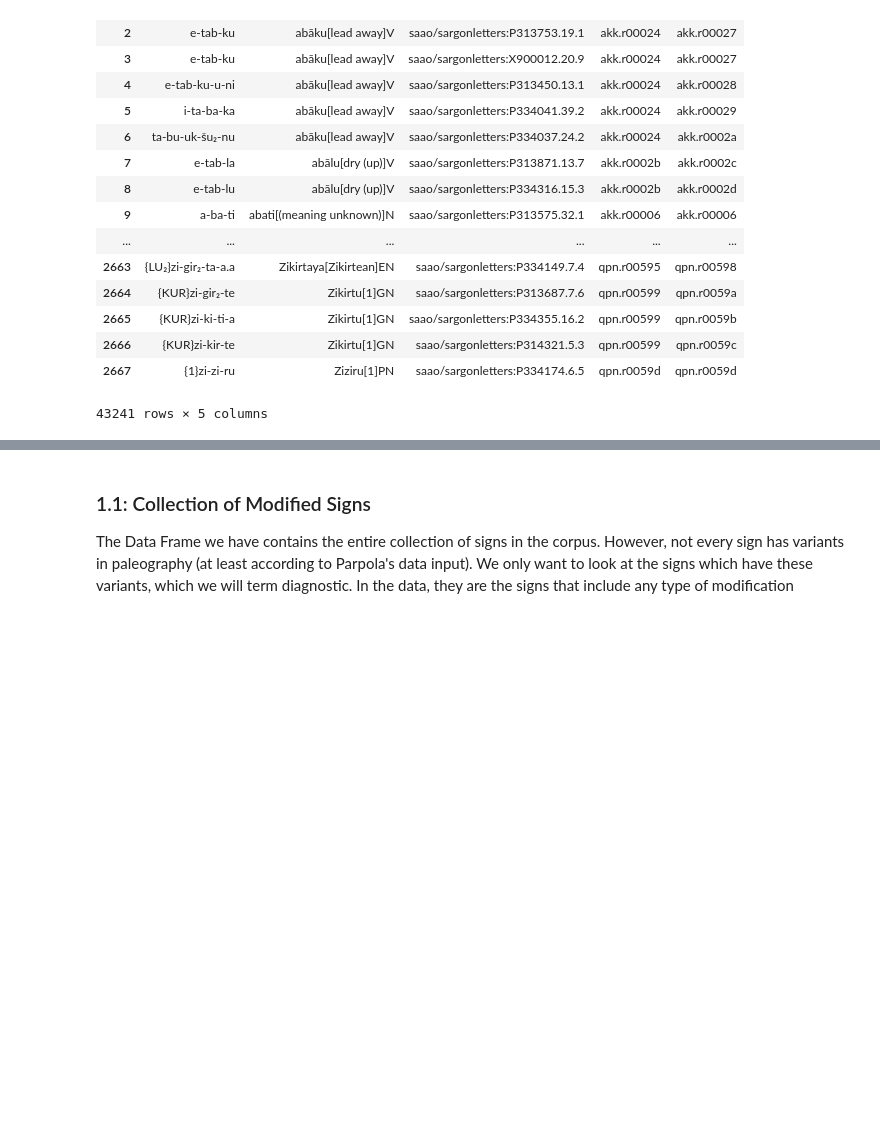
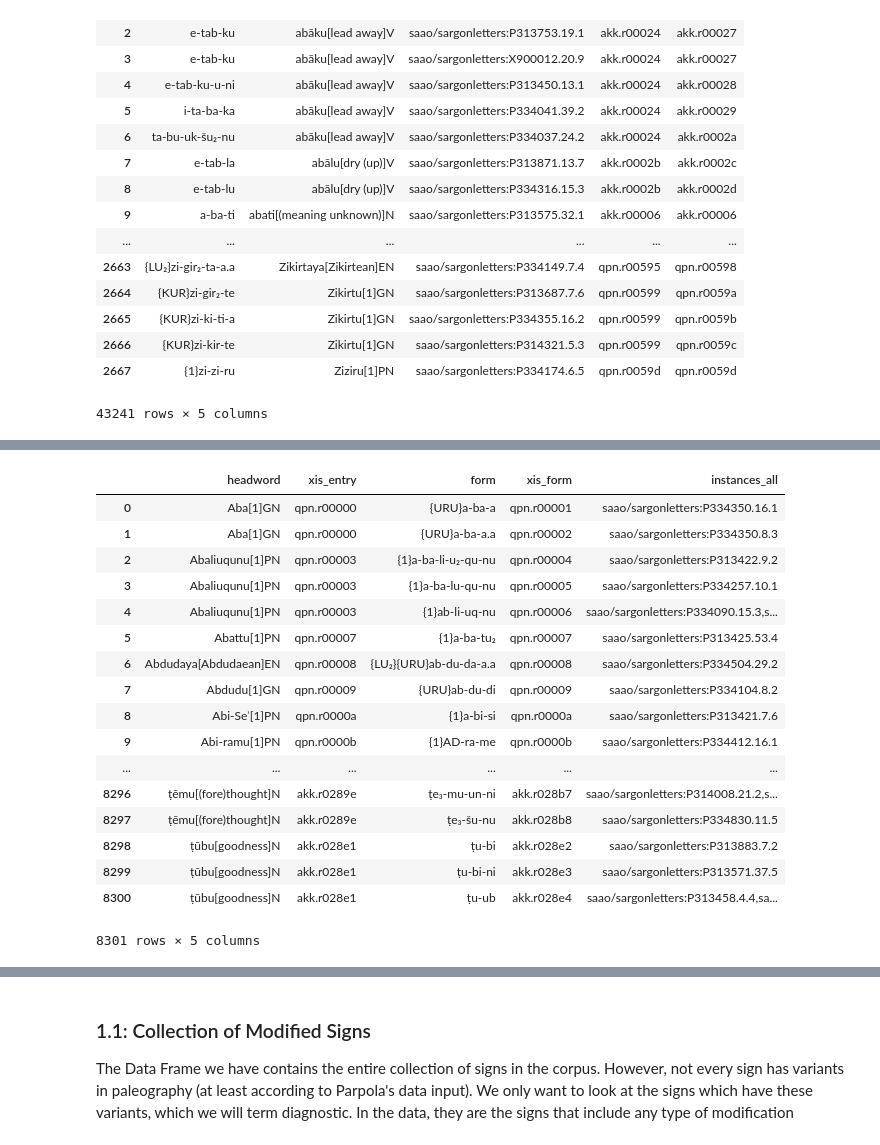
Before and after one commit to berkeleyprosopography/NA_Letters, a Jupyter notebook: jason-paleography.ipynb, the cells around one changed output, grey strips where cells are left out. Drawn from its saved outputs; the diff is of its cells as text; code cells hidden in the pictures; blank space fills up the shorter version.

```diff
--- a/jason-paleography.ipynb
+++ b/jason-paleography.ipynb
@@ -346,18 +346,26 @@ entries_akkx = gloss_akkx_json['entries']
 instances_akk = gloss_akkx_json['instances']
 
 entries_list = []
+forms_list = []
+instances_list = []
 for entry in entries_akkx:
     entry_info = {'headword': entry['headword'], 'xis_entry': entry['xis']}
     for form in entry['forms']:
         xis_form = form['xis']
         form_info = {'form': form['n'], 'xis_form': xis_form}
         form_info.update(entry_info)
+        instances_arr = []
         for inst in instances_akk[xis_form]:
             instance_info = {'instance': inst}
             instance_info.update(form_info)
-            entries_list.append(instance_info)
+            instances_list.append(instance_info)
 
-df_instances_akkx = pd.DataFrame(entries_list)
+            instances_arr.append(inst)
+        instances_str = ','.join(instances_arr)
+        form_info.update({'instances_str',instances_str})
+        forms_list.append(form_info)
+
+df_instances_akkx = pd.DataFrame(instances_list)
 df_instances_akkx
 # %% [output]
 |  | form | headword | instance | xis_entry | xis_form |
@@ -442,0 +456,24 @@ df_instances_all
+# %%
+df_forms_all = pd.DataFrame(df_instances_all.groupby(['headword','xis_entry','form','xis_form']).agg({'instance': lambda x: ','.join(x)})).reset_index()
+df_forms_all.columns = ['headword','xis_entry','form','xis_form','instances_all']
+df_forms_all.to_csv('output/forms_all.csv',encoding='utf-8')
+df_forms_all
+# %% [output]
+|  | headword | xis_entry | form | xis_form | instances_all |
+| 0 | Aba[1]GN | qpn.r00000 | {URU}a-ba-a | qpn.r00001 | saao/sargonletters:P334350.16.1 |
+| 1 | Aba[1]GN | qpn.r00000 | {URU}a-ba-a.a | qpn.r00002 | saao/sargonletters:P334350.8.3 |
+| 2 | Abaliuqunu[1]PN | qpn.r00003 | {1}a-ba-li-u₂-qu-nu | qpn.r00004 | saao/sargonletters:P313422.9.2 |
+| 3 | Abaliuqunu[1]PN | qpn.r00003 | {1}a-ba-lu-qu-nu | qpn.r00005 | saao/sargonletters:P334257.10.1 |
+| 4 | Abaliuqunu[1]PN | qpn.r00003 | {1}ab-li-uq-nu | qpn.r00006 | saao/sargonletters:P334090.15.3,s... |
+| 5 | Abattu[1]PN | qpn.r00007 | {1}a-ba-tu₂ | qpn.r00007 | saao/sargonletters:P313425.53.4 |
+| 6 | Abdudaya[Abdudaean]EN | qpn.r00008 | {LU₂}{URU}ab-du-da-a.a | qpn.r00008 | saao/sargonletters:P334504.29.2 |
+| 7 | Abdudu[1]GN | qpn.r00009 | {URU}ab-du-di | qpn.r00009 | saao/sargonletters:P334104.8.2 |
+| 8 | Abi-Seʾ[1]PN | qpn.r0000a | {1}a-bi-si | qpn.r0000a | saao/sargonletters:P313421.7.6 |
+| 9 | Abi-ramu[1]PN | qpn.r0000b | {1}AD-ra-me | qpn.r0000b | saao/sargonletters:P334412.16.1 |
+| ... | ... | ... | ... | ... | ... |
+| 8296 | ṭēmu[(fore)thought]N | akk.r0289e | ṭe₃-mu-un-ni | akk.r028b7 | saao/sargonletters:P314008.21.2,s... |
+| 8297 | ṭēmu[(fore)thought]N | akk.r0289e | ṭe₃-šu-nu | akk.r028b8 | saao/sargonletters:P334830.11.5 |
+| 8298 | ṭūbu[goodness]N | akk.r028e1 | ṭu-bi | akk.r028e2 | saao/sargonletters:P313883.7.2 |
+| 8299 | ṭūbu[goodness]N | akk.r028e1 | ṭu-bi-ni | akk.r028e3 | saao/sargonletters:P313571.37.5 |
+| 8300 | ṭūbu[goodness]N | akk.r028e1 | ṭu-ub | akk.r028e4 | saao/sargonletters:P313458.4.4,sa... |
+8301 rows × 5 columns
```
Also changed, not shown: parts of 3 cells of this notebook, 2 other files.
